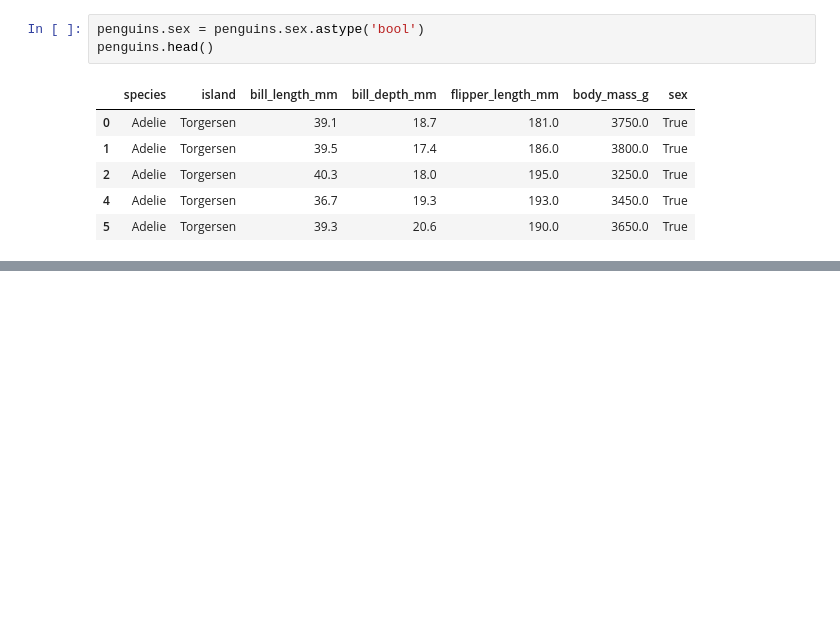
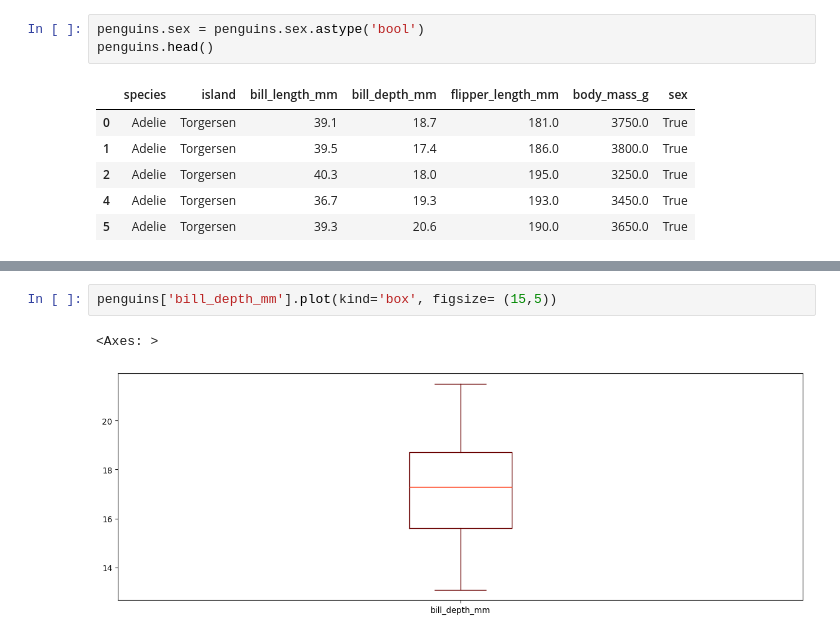
Before and after one commit to Amjadali168/2023-SEP--PY-DS, a Jupyter notebook: data analysis/pandas.ipynb, the cells around one changed output, grey strips where cells are left out. Saved outputs shown, nothing was run; the diff lists cells and outputs as text; blank space fills up the shorter version.

```diff
--- a/data analysis/pandas.ipynb
+++ b/data analysis/pandas.ipynb
@@ -614,0 +648,5 @@ penguins.head()
+# %%
+penguins['bill_depth_mm'].plot(kind='box', figsize= (15,5))
+# %% [output]
+<Axes: >
+[figure, added]
```
Also changed, not shown: parts of 50 cells of this notebook.
